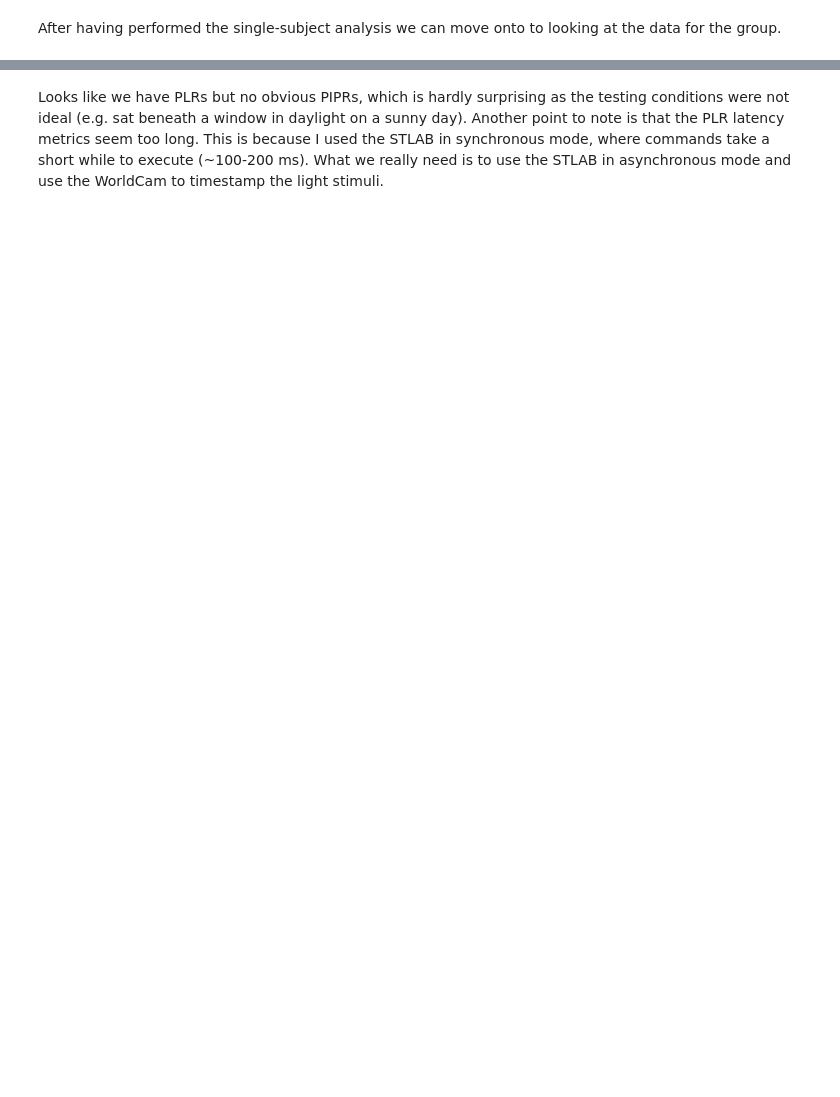
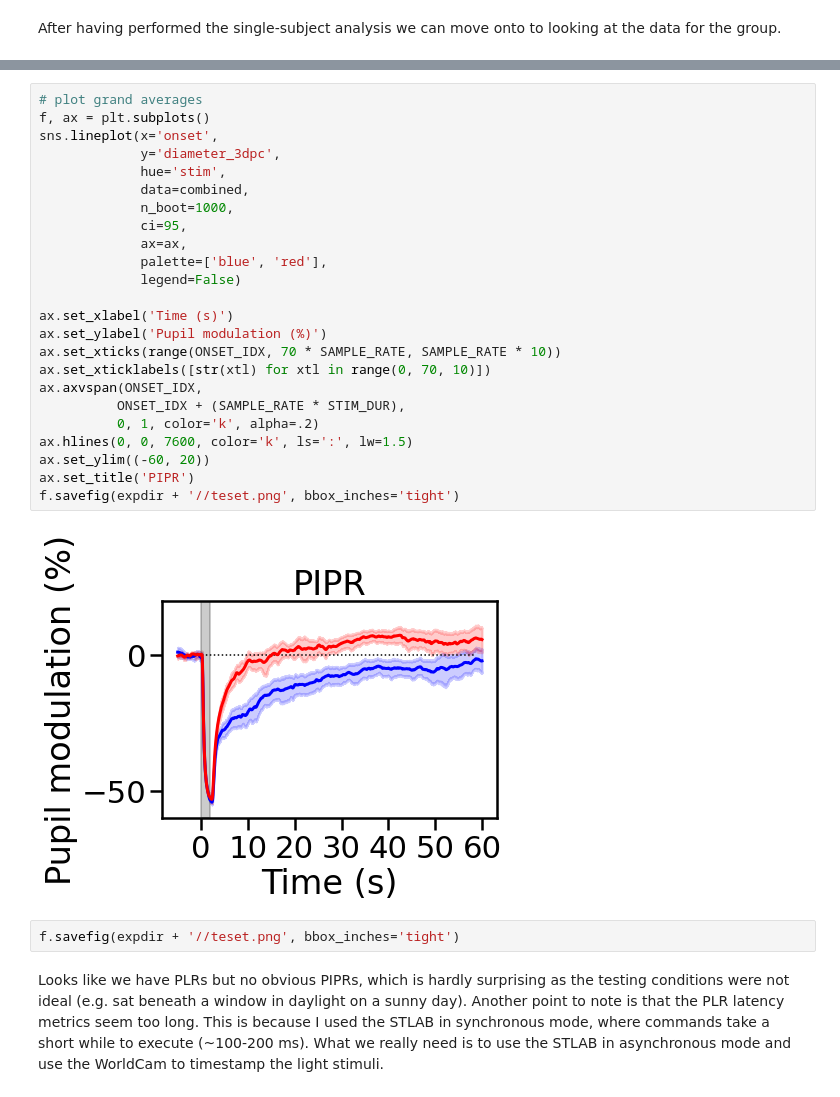
Before and after one commit to PyPlr/cvd_pupillometry, a Jupyter notebook: PyPlr/pyplr/notebooks/pyplr_analysis_pipeline.ipynb, the cells around one changed output, grey strips where cells are left out. Cells and saved outputs as stored; diff of their text form; blank space fills up the shorter version.

```diff
--- a/PyPlr/pyplr/notebooks/pyplr_analysis_pipeline.ipynb
+++ b/PyPlr/pyplr/notebooks/pyplr_analysis_pipeline.ipynb
@@ -298,2 +314,30 @@ metrics.to_csv(expdir + '\\plr_group_metrics.csv')
+# %%
+# plot grand averages
+f, ax = plt.subplots()
+sns.lineplot(x='onset',
+             y='diameter_3dpc',
+             hue='stim',
+             data=combined,
+             n_boot=1000,
+             ci=95,
+             ax=ax,
+             palette=['blue', 'red'],
+             legend=False)
+
+ax.set_xlabel('Time (s)')
+ax.set_ylabel('Pupil modulation (%)')
+ax.set_xticks(range(ONSET_IDX, 70 * SAMPLE_RATE, SAMPLE_RATE * 10))
+ax.set_xticklabels([str(xtl) for xtl in range(0, 70, 10)])
+ax.axvspan(ONSET_IDX,
+          ONSET_IDX + (SAMPLE_RATE * STIM_DUR),
+          0, 1, color='k', alpha=.2)
+ax.hlines(0, 0, 7600, color='k', ls=':', lw=1.5)
+ax.set_ylim((-60, 20))
+ax.set_title('PIPR')
+f.savefig(expdir + '//teset.png', bbox_inches='tight')
+# %% [output]
+[figure, added]
+# %%
+f.savefig(expdir + '//teset.png', bbox_inches='tight')
 # %% [markdown]
 Looks like we have PLRs but no obvious PIPRs, which is hardly surprising as the testing conditions were not ideal (e.g. sat beneath a window in daylight on a sunny day). Another point to note is that the PLR latency metrics seem too long. This is because I used the STLAB in synchronous mode, where commands take a short while to execute (~100-200 ms). What we really need is to use the STLAB in asynchronous mode and use the WorldCam to timestamp the light stimuli.
```
Also changed, not shown: parts of 6 cells of this notebook, 1 other file.
